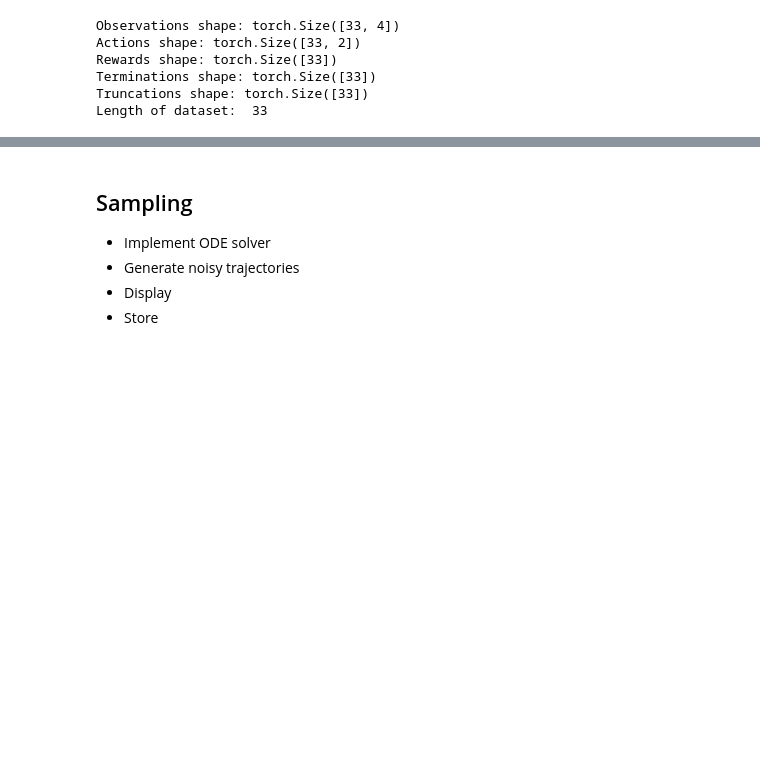
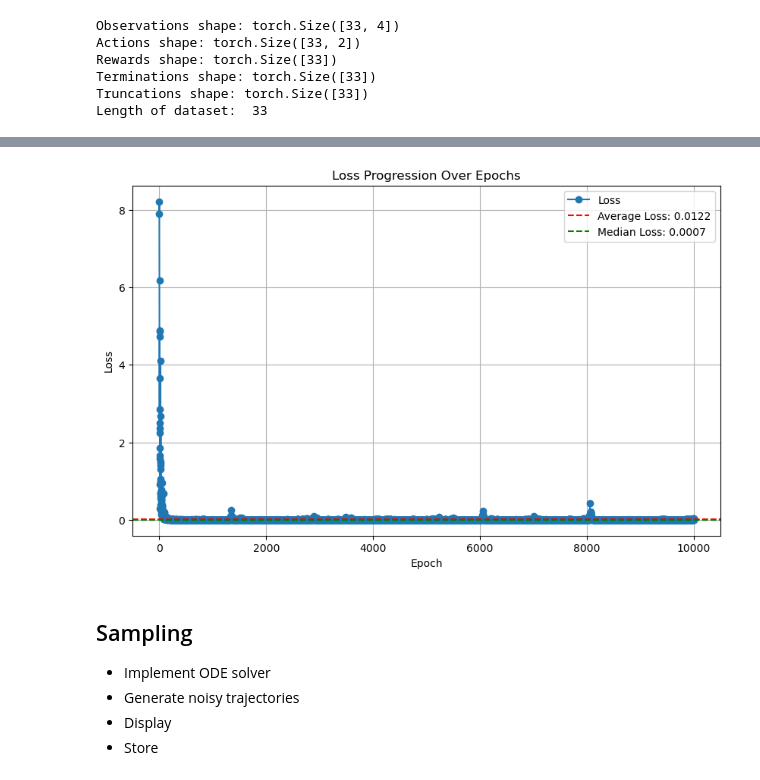
Before and after one commit to MortenHS/FlowMatching, a Jupyter notebook: data_loader.ipynb, the cells around one changed output, grey strips where cells are left out. Saved outputs shown, nothing was run; the diff lists cells and outputs as text; code cells hidden in the pictures; blank space fills up the shorter version.

Commit message:
Added progress bar and loss plotting/saving

```diff
--- a/data_loader.ipynb
+++ b/data_loader.ipynb
@@ -157,30 +160,32 @@ class TrajectoryFlowModel(nn.Module):
         velocity = self.network(xt)  # Predict flow field
         return velocity  # Shape: (N, T, D_obs)
 # %%
-epochs = 1000
+epochs = 5000
 lr = 1e-3
 T = 32
-D_Obs = 4 # Magic number here,equal to the batch_trajs.shape found in the for loop
-dt = 0.1 # Small timestep increment
+D_Obs = 4  # Magic number here, equal to the batch_trajs.shape found in the for loop
+dt = 0.1  # Small timestep increment
 model = TrajectoryFlowModel(D_Obs).to(device)
 optimizer = torch.optim.Adam(model.parameters(), lr=lr)
 
-for epoch in range(epochs):
+losses = []
+
+for epoch in tqdm(range(epochs), desc="Training Progress"):
     for batch in train_loader:
         batch_trajs = batch[0]
 
-        batch_size = batch_trajs.shape[0] # Should be 32 i.e. the batch_size defined earlier in the code.
+        batch_size = batch_trajs.shape[0]  # Should be 32 i.e. the batch_size defined earlier in the code.
 
         # Takes all rows and first two/last two columns respectively, adds a dimension at index 1, and expands it to match the size of T (which pretty much is the batch_size)
         positions = batch_trajs[:, :2].unsqueeze(1).expand(batch_size, T, 2)
-        velocities = batch_trajs[:, 2:].unsqueeze(1).expand(batch_size, T, 2) # [32, 32, 2]
+        velocities = batch_trajs[:, 2:].unsqueeze(1).expand(batch_size, T, 2)  # [32, 32, 2]
 
         # Creates a time grid with shape [32], adds a dimension at index 0, to later combine with the trajectories to create a time dimension
-        time_grid = torch.arange(T, dtype=torch.float32, device=device).unsqueeze(0).expand(batch_size, T) * dt # [32, 32, 1]
+        time_grid = torch.arange(T, dtype=torch.float32, device=device).unsqueeze(0).expand(batch_size, T) * dt  # [32, 32, 1]
 
-        traj_positions = positions + velocities * time_grid.unsqueeze(-1) # Combines intial positions with the velocities
+        traj_positions = positions + velocities * time_grid.unsqueeze(-1)  # Combines initial positions with the velocities
 
-        synth_trajs = torch.cat([traj_positions, velocities], dim=-1).to(device) # Concatenates along the last dimension
+        synth_trajs = torch.cat([traj_positions, velocities], dim=-1).to(device)  # Concatenates along the last dimension
 
         N, T, D_Obs = synth_trajs.shape
 
@@ -196,6 +201,4 @@ for epoch in range(epochs):
         loss = loss.to(device, dtype=torch.float32)
         loss.backward()
         optimizer.step()
-
-    if epoch % 100 == 0:
-        print(f"Epoch {epoch}, Loss: {loss.item()}")
+        losses.append(loss.item())
@@ -213,3 +205,24 @@ Epoch 900, Loss: 0.0005390607984736562
+# %%
+avg_loss = sum(losses)/len(losses)
+med_loss = stat.median(losses)
+
+save_dir = 'Plotted loss'
+os.makedirs(save_dir, exist_ok=True)
+plot_path = os.path.join(save_dir, 'loss_plot.png')
+
+plt.figure(figsize=(10, 6))
+plt.plot(losses, label='Loss', marker='o')
+plt.axhline(y=avg_loss, color='r', linestyle='--', label=f'Average Loss: {avg_loss:.4f}')
+plt.axhline(y=med_loss, color='g', linestyle='--', label=f'Median Loss: {med_loss:.4f}')
+plt.title('Loss Progression Over Epochs')
+plt.xlabel('Epoch')
+plt.ylabel('Loss')
+plt.legend()
+plt.grid(True)
+plt.savefig(plot_path)
+plt.show()
+# %% [output]
+[figure, added]
 # %% [markdown]
 ## Sampling
 
```
Also changed, not shown: parts of 3 cells of this notebook, 4 other files.
